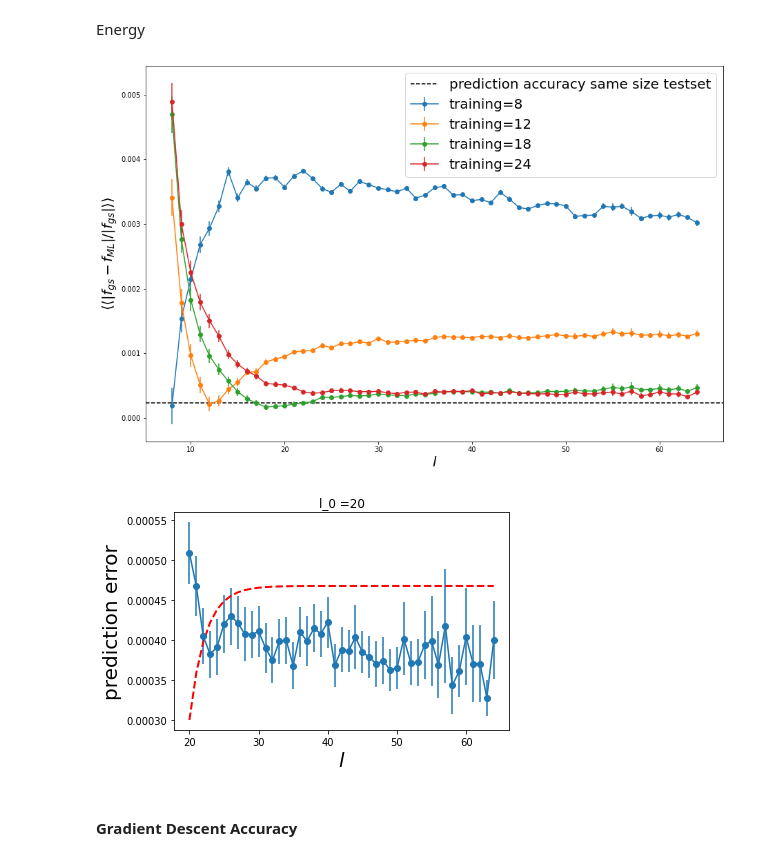
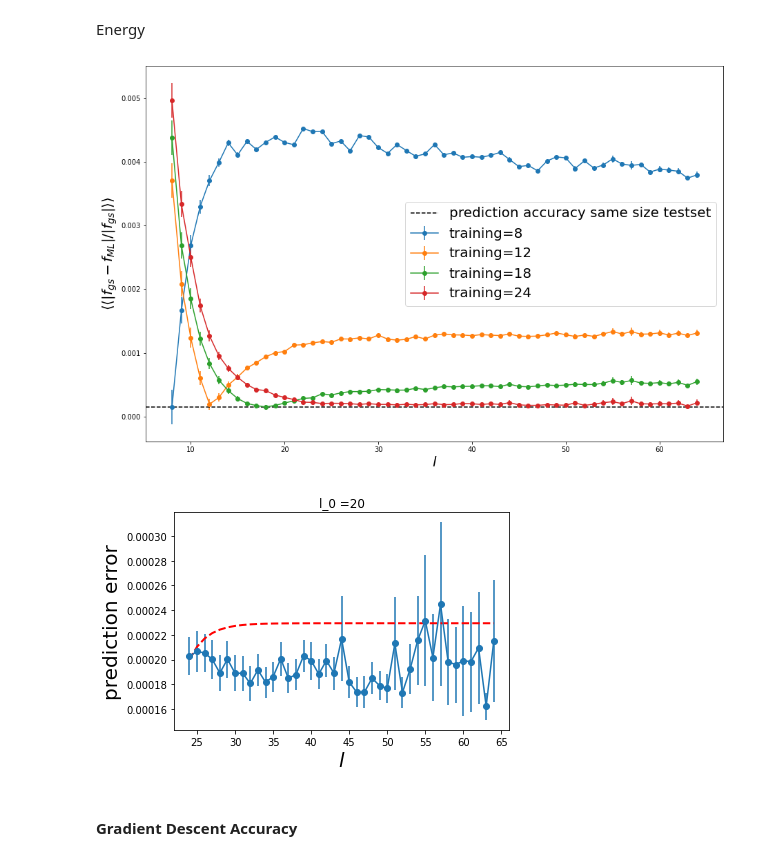
Before and after one commit to emacosta95/dft_for_ising, a Jupyter notebook: test_neural_networks_prediction_accuracy.ipynb, the cells around one changed output. Cells and saved outputs as stored; diff of their text form; code cells hidden in the pictures.

Commit message:
reimplement the study of the prediction acc for different train size

```diff
--- a/test_neural_networks_prediction_accuracy.ipynb
+++ b/test_neural_networks_prediction_accuracy.ipynb
@@ -1081,7 +1082,7 @@ from src.training.utils_analysis import test_models_unet
 # %% [markdown]
 ##### Data
 # %%
-n_dataset=['5k','10k','15k','30k','150k']
+n_dataset=['5k','10k','30k','150k']
 models_name=['2nn_ising/h_5.44_'+n_data+'_cnn_[40, 40, 40, 40, 40, 40, 40, 40]_hc_5_ks_1_ps_8_nconv_0_nblock' for n_data in n_dataset]
 ls=[16,32,48,64,96,128]
 data_path=[f'data/dataset_2nn/test_dataset_221122/test_unet_periodic_2nn_{l}_l_5.44_h_100_n.npz' for l in ls]
@@ -1515,15 +1539,15 @@ from src.training.utils_analysis import test_models_unet
 # %% [markdown]
 #### Data
 # %%
-ls=np.arange(16,33)
+ls=np.arange(16,65)
 #ls=[16,24,32,48,64]
 data_path=[f'data/dataset_1nn/field2density_221122/valid_unet_periodic_{l}_l_2.7_h_200_n.npz' for l in ls]
 
-ks=[1,3,5,7,9,11]
+ks=[1,3,5,7,9]
 
 models_name=[]
 for k in ks:
-    models_name.append(f'1nn_ising/h_2.7_15k_cnn_[40, 40, 40, 40]_hc_{k}_ks_1_ps_4_nconv_0_nblock')
+    models_name.append(f'1nn_ising/h_2.7_150k_cnn_[40, 40, 40, 40, 40, 40, 40, 40]_hc_{k}_ks_1_ps_8_nconv_0_nblock')
 # %% [markdown]
 #### Accuracy
 # %%
@@ -1568,13 +1576,23 @@ plt.show()
 # %% [markdown]
 Energy
 # %%
-plt.figure(figsize=(10,10))
+plt.figure(figsize=(15,15))
 for i in range(len(models_name)):
-    plt.errorbar(ls,des[i],yerr=devde,marker='o',label=f'ks={ks[i]}')
+    plt.errorbar(ls,des[i],yerr=devdes[i],marker='o',label=f'ks={ks[i]}')
 plt.legend(fontsize=20)
-plt.loglog()
+#plt.loglog()
 plt.semilogy()
 plt.xlabel(r'$l$',fontsize=20)
 plt.ylabel(r'$\langle \langle|f_{gs}-f_{ML}|/|f_{gs}| \rangle \rangle$',fontsize=20)
+#plt.xticks(ls,ls)
+plt.tick_params(
+            top=True,
+            right=True,
+            labeltop=False,
+            labelright=False,
+            direction="in",
+            labelsize=20,
+            width=5,
+        )
 plt.show()
 # %% [output]
@@ -1903,7 +1992,7 @@ models_name=[]
 hc=''
 l_train=['l_8_','l_12_','l_18_','l_24_']
 for l in l_train:
-    models_name.append(f'1nn_ising/h_2.7_150k_'+l+'cnn_[40, 40, 40, 40]_hc_5_ks_1_ps_4_nconv_0_nblock')
+    models_name.append(f'1nn_ising/h_2.7_150k_'+l+'cnn_[40, 40, 40, 40, 40]_hc_5_ks_1_ps_5_nconv_0_nblock')
 
 
 
@@ -1957,35 +2046,35 @@ Energy
 # %%
 plt.figure(figsize=(15,10))
 for i in range(len(models_name)):
     plt.errorbar(ls,des[i],yerr=devde,marker='o',label=f'training={blocks[i]}')
 
 #plt.plot(0.001*np.arange(len(ls))**(0.5))
 #plt.loglog()
-plt.axhline(y=0.00023,color='black',linestyle='--',label='prediction accuracy same size testset')
+plt.axhline(y=0.00015,color='black',linestyle='--',label='prediction accuracy same size testset')
 plt.xlabel(r'$l$',fontsize=20)
 plt.ylabel(r'$\langle \langle|f_{gs}-f_{ML}|/|f_{gs}| \rangle \rangle$',fontsize=20)
 plt.legend(fontsize=20)
 plt.show()
 
 
 
-l_0=20
+l_0=24
 chi=2.3
 size=64
-err_ml=3*10**-4
+err_ml=2*10**-4
 # simulator
 x=np.arange(65)
 err_l=np.exp(-1*l_0/chi)*(1-np.exp(-1*np.abs(x-l_0)/chi))
-plt.errorbar(ls[12:],des[-1][12:],yerr=devde[12:],marker='o',label=f'ks=')
-plt.plot(ls[12:],err_l[l_0:]+err_ml,color='red',linestyle='--',linewidth=2)
+plt.errorbar(ls[16:],des[-1][16:],yerr=devde[16:],marker='o',label=f'ks=')
+plt.plot(ls[16:],err_l[l_0:]+err_ml,color='red',linestyle='--',linewidth=2)
 plt.xlabel(r'$l$',fontsize=20)
 plt.ylabel('prediction error',fontsize=20)
 plt.title('l_0 =20')
 
 plt.show()
 # %% [output]
-[figure, old version]
+[figure, new version]
-[figure, old version]
+[figure, new version]
 # %% [markdown]
 #### Gradient Descent Accuracy
 # %%
```
Also changed, not shown: parts of 40 cells of this notebook, 7 other files.
